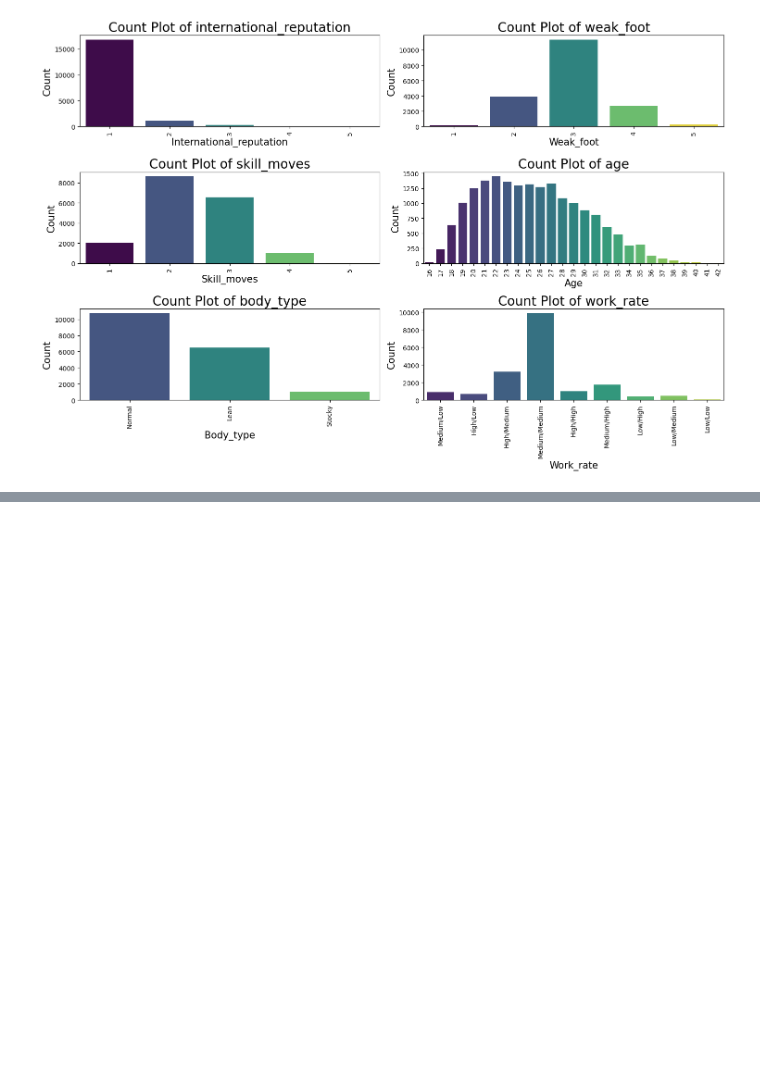
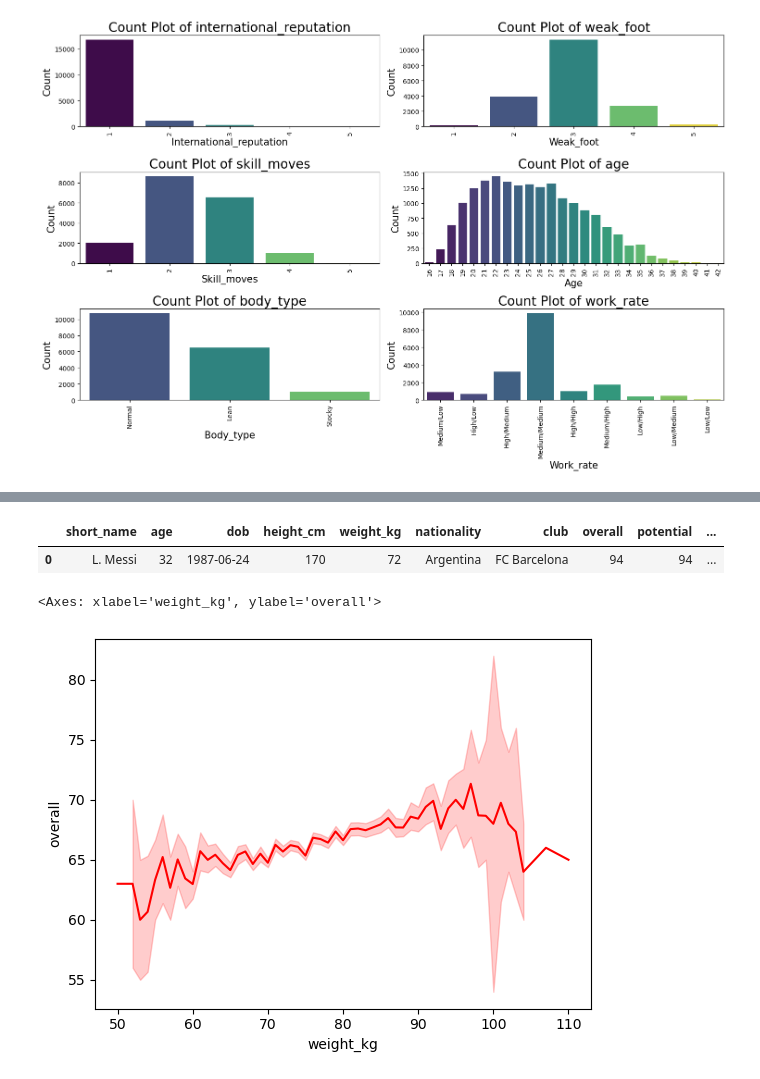
Before and after one commit to Keshav26022001/Projects, a Jupyter notebook: Fifa/Fifa_20.ipynb, the cells around one changed output, grey strips where cells are left out. Drawn from its saved outputs; the diff is of its cells as text; code cells hidden in the pictures; blank space fills up the shorter version.

```diff
--- a/Fifa/Fifa_20.ipynb
+++ b/Fifa/Fifa_20.ipynb
@@ -512,0 +564,10 @@ data.head(2)
+# %%
+data.head(1)
+# %% [output]
+|  | short_name | age | dob | height_cm | weight_kg | nationality | club | overall | potential | ... |
+| 0 | L. Messi | 32 | 1987-06-24 | 170 | 72 | Argentina | FC Barcelona | 94 | 94 | ... |
+# %%
+sns.lineplot(x = 'weight_kg', y = 'overall', data=data, color = 'red')
+# %% [output]
+<Axes: xlabel='weight_kg', ylabel='overall'>
+[figure, added]
```
Also changed, not shown: parts of 17 cells of this notebook.
